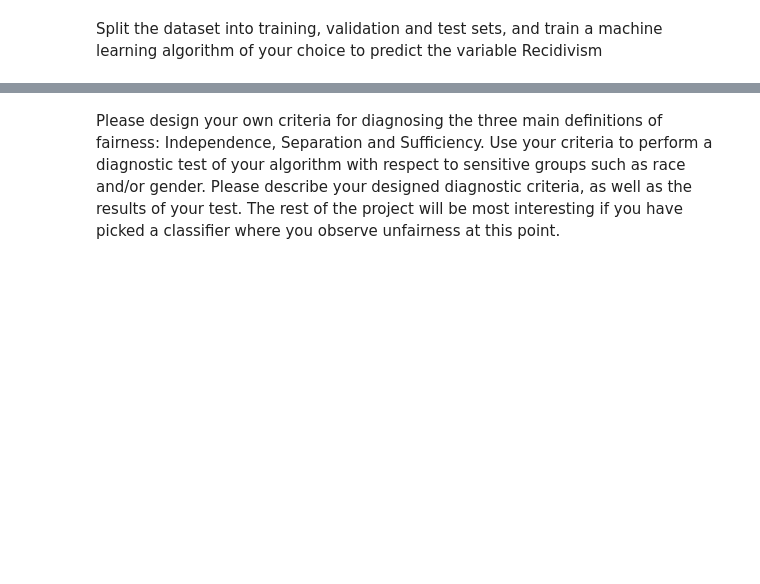
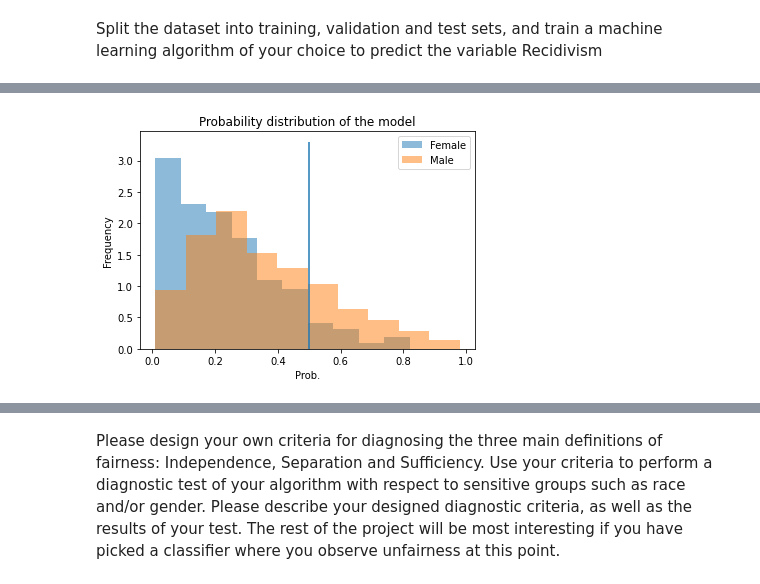
Before and after one commit to Starostka/algorithmic-fairness, a Jupyter notebook: exploration_oliver.ipynb, the cells around one changed output, grey strips where cells are left out. Saved outputs shown, nothing was run; the diff lists cells and outputs as text; code cells hidden in the pictures; blank space fills up the shorter version.

```diff
--- a/exploration_oliver.ipynb
+++ b/exploration_oliver.ipynb
@@ -136,0 +223,10 @@ Accuracy: 0.7213467048710601
+# %%
+y_pred_proba_1.plot(kind="hist", alpha=0.5, label=legend1, density=True)
+y_pred_proba_2.plot(kind="hist", alpha=0.5, label=legend2, density=True)
+plt.xlabel("Prob.")
+plt.vlines(0.5,0,3.3)
+plt.legend()
+plt.title("Probability distribution of the model")
+plt.show()
+# %% [output]
+[figure, added]
```
Also changed, not shown: parts of 52 cells of this notebook.
